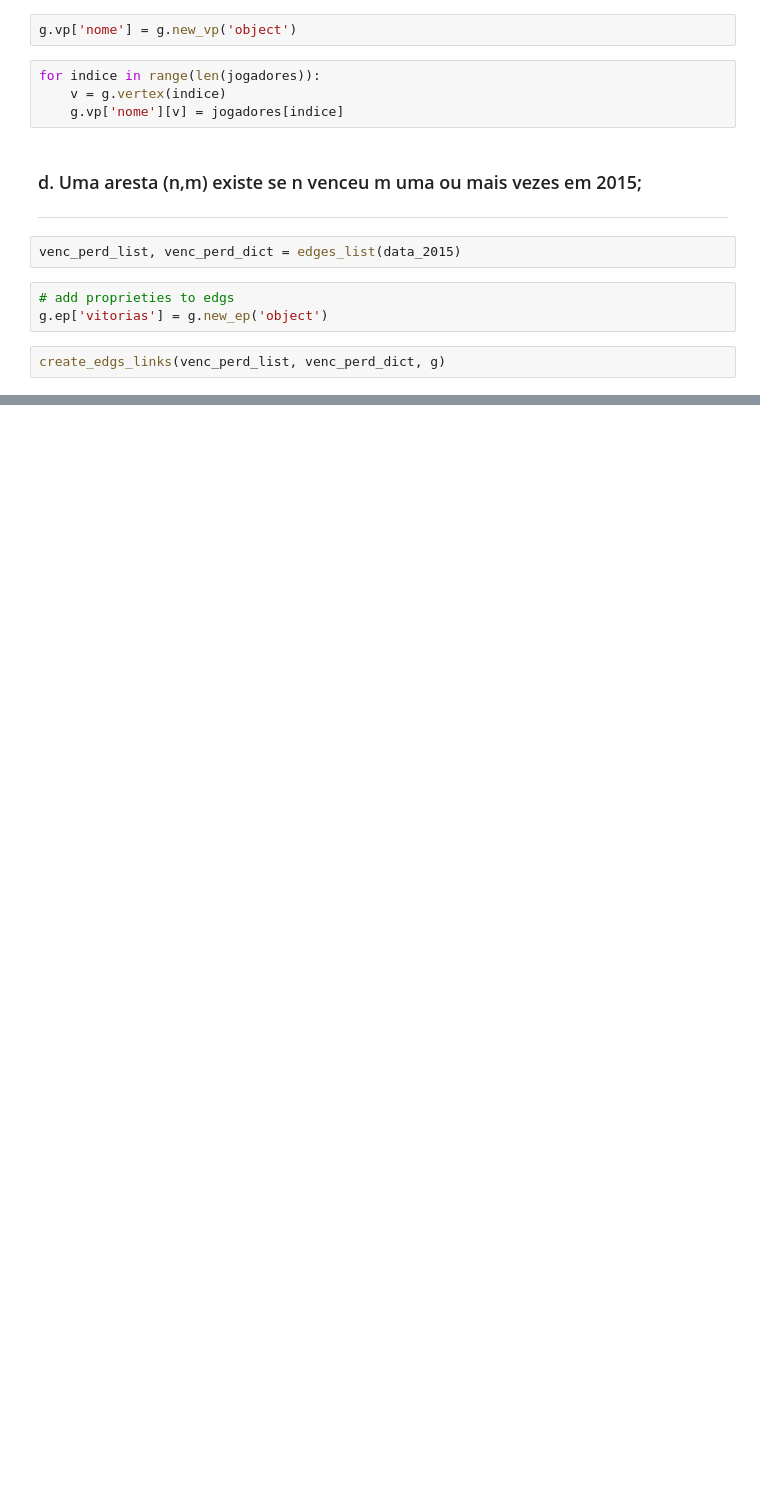
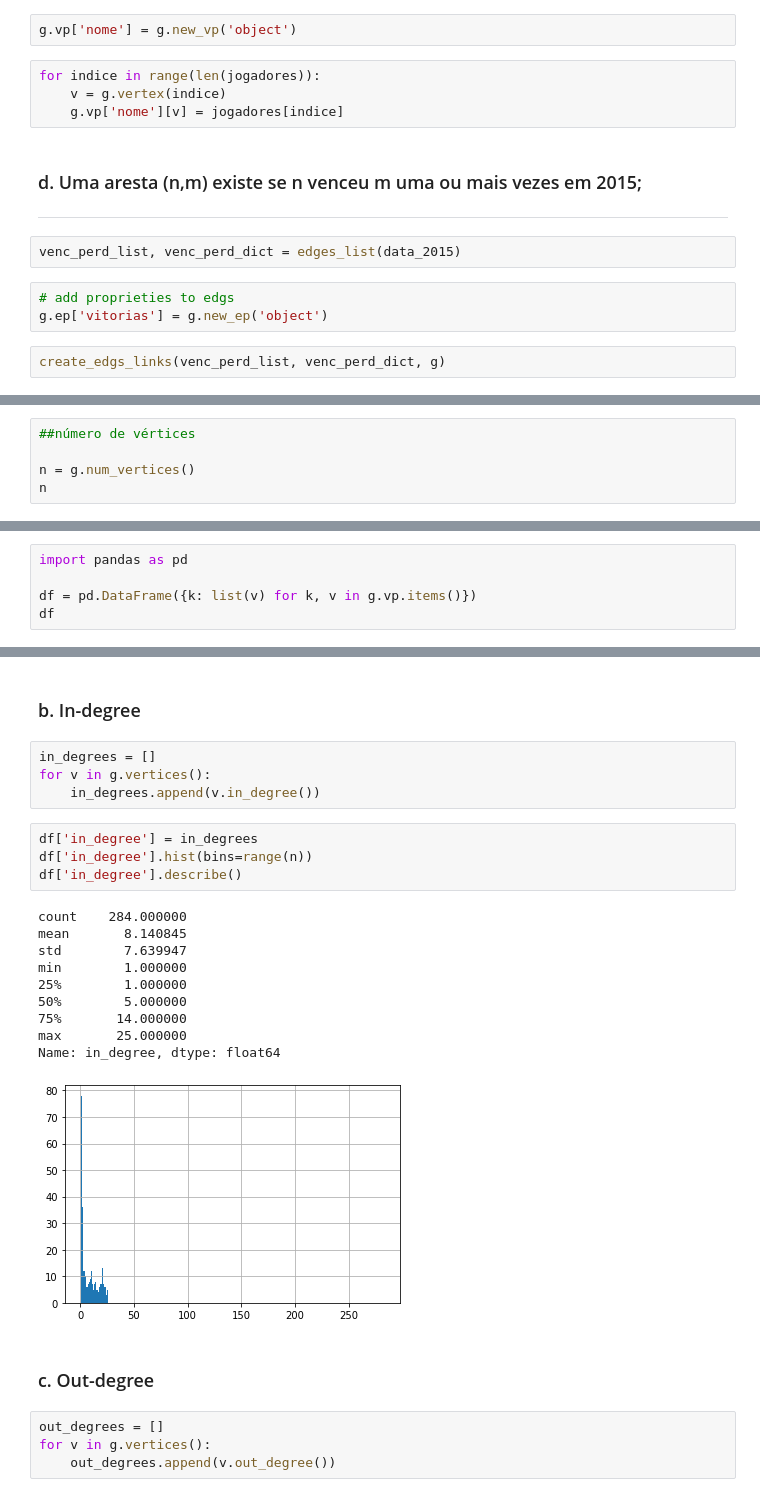
Before and after one commit to fernandocfbf/APS1-redes-sociais, a Jupyter notebook: init.ipynb, the cells around one changed output, grey strips where cells are left out. Saved outputs shown, nothing was run; the diff lists cells and outputs as text; blank space fills up the shorter version.

```diff
--- a/init.ipynb
+++ b/init.ipynb
@@ -192,0 +200,5 @@ save_gt(g, 'exemplo.net.gz')
+# %%
+##número de vértices
+
+n = g.num_vertices()
+n
@@ -192,0 +228,5 @@ save_gt(g, 'exemplo.net.gz')
+# %%
+import pandas as pd
+
+df = pd.DataFrame({k: list(v) for k, v in g.vp.items()})
+df
@@ -192,0 +247,27 @@ save_gt(g, 'exemplo.net.gz')
+# %% [markdown]
+### b. In-degree
+# %%
+in_degrees = []
+for v in g.vertices():
+    in_degrees.append(v.in_degree())
+# %%
+df['in_degree'] = in_degrees
+df['in_degree'].hist(bins=range(n))
+df['in_degree'].describe()
+# %% [output]
+count    284.000000
+mean       8.140845
+std        7.639947
+min        1.000000
+25%        1.000000
+50%        5.000000
+75%       14.000000
+max       25.000000
+Name: in_degree, dtype: float64
+[figure, added]
+# %% [markdown]
+### c. Out-degree
+# %%
+out_degrees = []
+for v in g.vertices():
+    out_degrees.append(v.out_degree())
```
Also changed, not shown: parts of 12 cells of this notebook.
